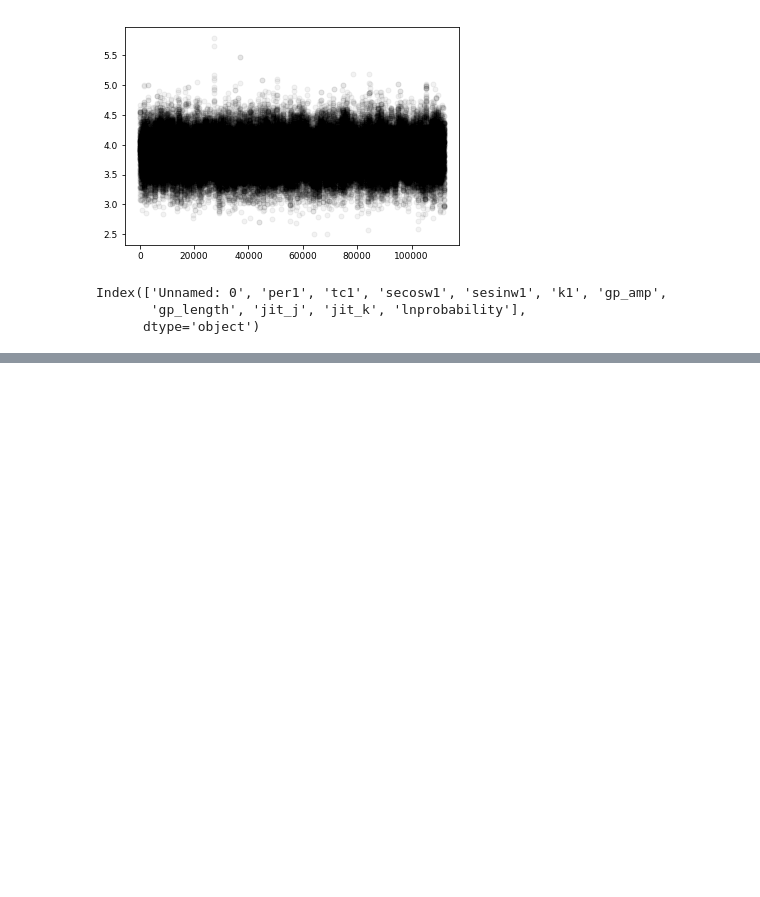
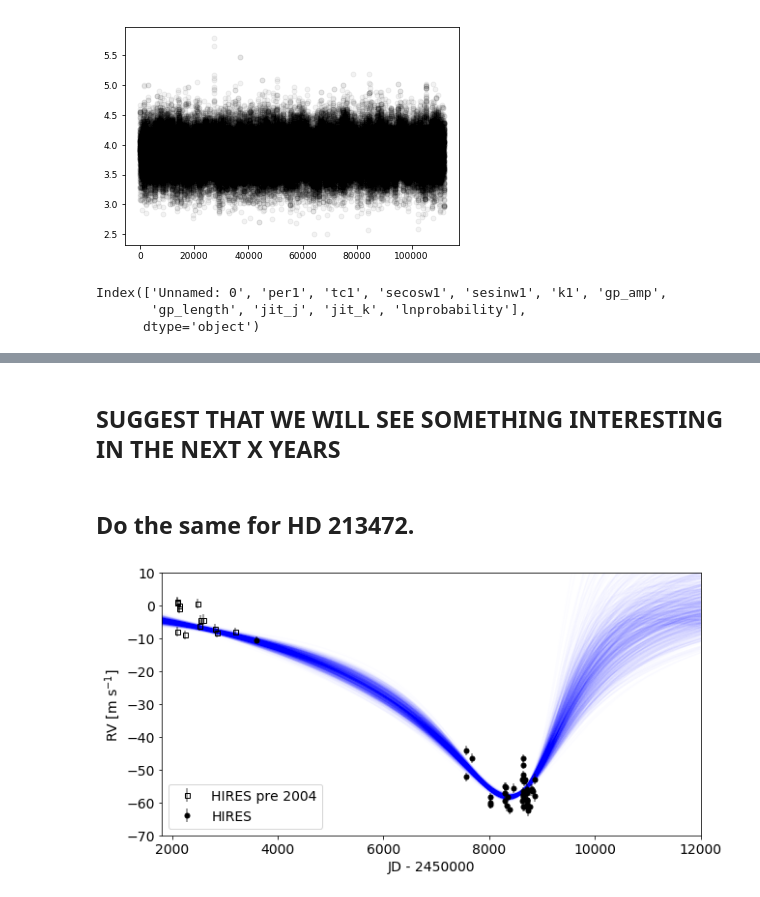
Before and after one commit to leerosenthalj/CLSI, a Jupyter notebook: Notebook_Processing.ipynb, the cells around one changed output, grey strips where cells are left out. Cells and saved outputs as stored; diff of their text form; code cells hidden in the pictures; blank space fills up the shorter version.

```diff
--- a/Notebook_Processing.ipynb
+++ b/Notebook_Processing.ipynb
@@ -751,0 +351,54 @@ Index(['Unnamed: 0', 'per1', 'tc1', 'secosw1', 'sesinw1', 'k1', 'gp_amp',
+# %% [markdown]
+## SUGGEST THAT WE WILL SEE SOMETHING INTERESTING IN THE NEXT X YEARS
+# %% [markdown]
+## Do the same for HD 213472.
+# %%
+post = radvel.posterior.load('../funky_systems/213472/post_final.pkl')
+data = pd.read_csv('../rvdata/vst213472.csv').query('cts > 3000')
+
+jchains = pd.read_csv('Joker_results/213472_chains_0109.csv').query('wmod < 1.2')
+jchains['tp'] = np.array(data.jd[0]) + jchains['P'] * jchains['M0']/(2*np.pi)
+
+data_k = data.query('tel == "k"')
+data_j = data.query('tel == "j"')
+
+data_j['mnvel'] = data_j['mnvel'] - post.params['gamma_j'].value
+data_k['mnvel'] = data_k['mnvel'] - post.params['gamma_k'].value
+
+#data_j['errvel'] = np.sqrt(data_j['errvel']**2 + post.params['jit_j'].value**2)
+#data_k['errvel'] = np.sqrt(data_k['errvel']**2 + post.params['jit_k'].value**2)
+
+v0 = np.array(data_k.mnvel)[0]
+# %%
+fig, ax = plt.subplots(figsize=(10, 5))
+matplotlib.rcParams.update({'font.size': 18})
+ax.set_xlabel('JD - 2450000')
+ax.set_ylabel(r'RV [m s$^{-1}$]')
+
+markers, caps, bars = ax.errorbar(data_k.jd - 2450000, data_k.mnvel, data_k.errvel,
+            fmt='o', marker='s', markerfacecolor='none',
+            markeredgecolor='black', color='black', alpha=1, label='HIRES pre 2004')
+[bar.set_alpha(0.5) for bar in bars]
+[cap.set_alpha(0.5) for cap in caps]
+markers, caps, bars = ax.errorbar(data_j.jd - 2450000, data_j.mnvel, data_j.errvel,
+            fmt='o', color='black', alpha=1, label='HIRES')
+[bar.set_alpha(0.5) for bar in bars]
+[cap.set_alpha(0.5) for cap in caps]
+
+matplotlib.rcParams.update({'font.size': 14})
+times = np.linspace(1800, 12000, num=1000)
+for i in np.arange(len(jchains)):
+    orbel = [np.array(jchains.P)[i],
+             np.array(jchains.tp)[i],
+             np.array(jchains.e)[i],
+             np.array(jchains.wmod)[i] + np.pi,
+             np.array(jchains.K)[i]]
+    rvmod = radvel.kepler.rv_drive(2450000 + times, orbel) + np.array(jchains.v0)[i]
+    rvmod0 = radvel.kepler.rv_drive(np.array([np.array(data_k.jd)[0]]), orbel) + np.array(jchains.v0)[i]
+    ax.plot(times, rvmod - 55.2, color='blue', alpha=0.01) # HOW TO COMPUTE 55?
+    ax.set_xlim([1800, 12000])
+    ax.set_ylim([-70, 10])
+ax.legend()
+fig.savefig('Joker_results/213472_blue_orbits.png', dpi=1000)
+# %% [output]
+[figure, added]
```
Also changed, not shown: parts of 44 cells of this notebook, 16 other files.
